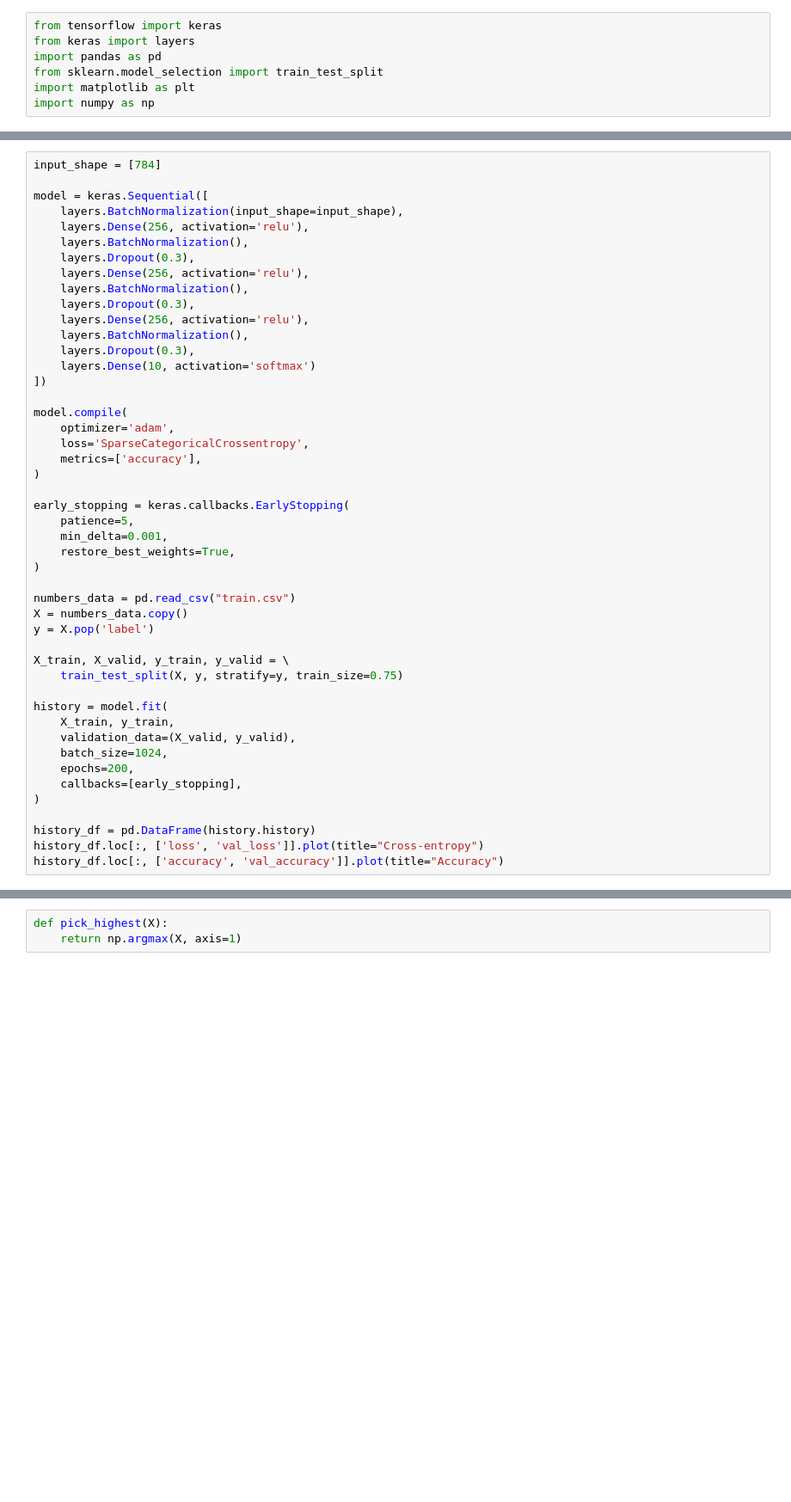
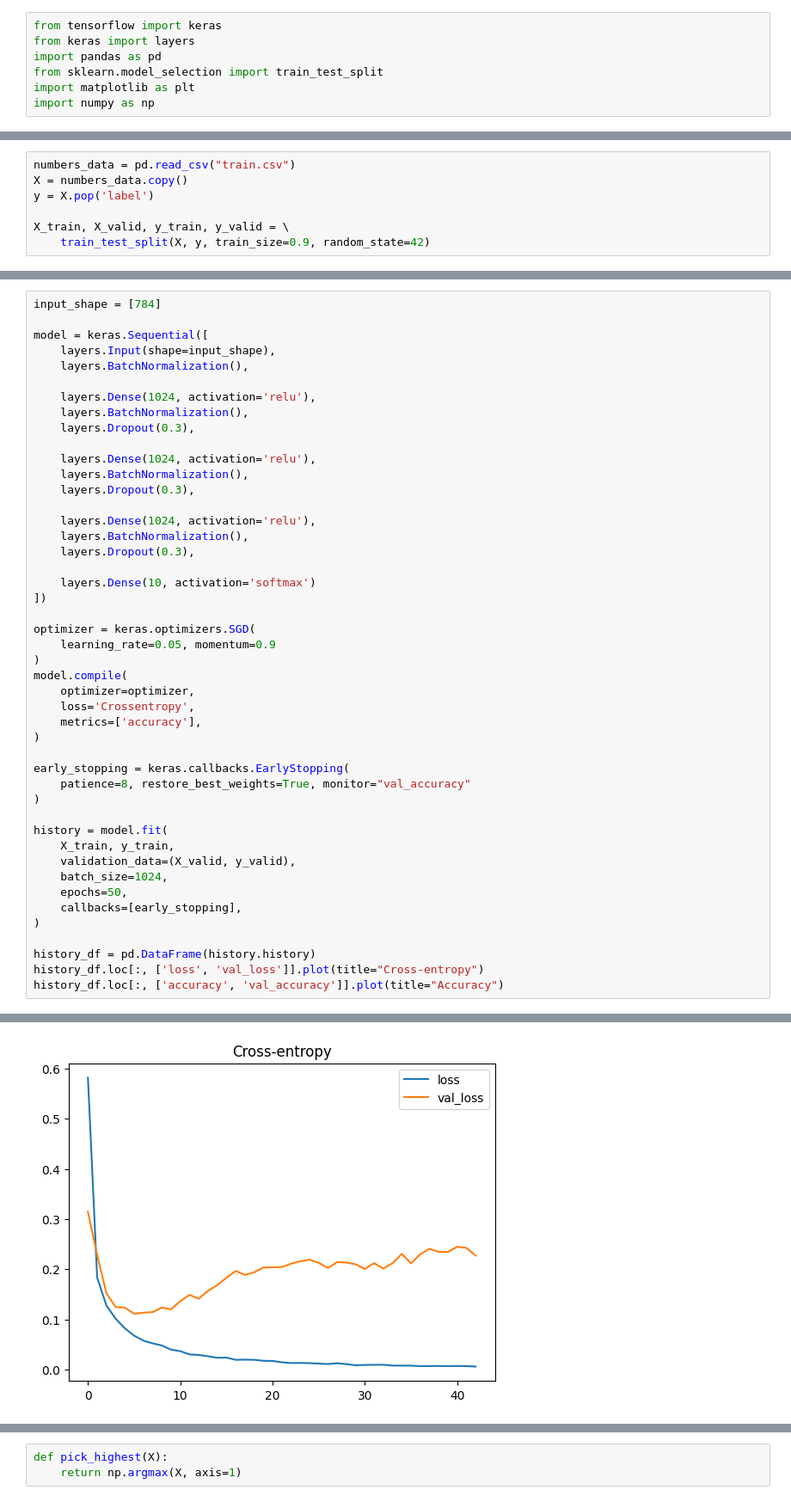
Before and after one commit to BarberWEI/mnist, a Jupyter notebook: mnist.ipynb, the cells around one changed output, grey strips where cells are left out. Shown at 86% size. Drawn from its saved outputs; the diff is of its cells as text; blank space fills up the shorter version.

```diff
--- a/mnist.ipynb
+++ b/mnist.ipynb
@@ -7,0 +10,7 @@ import numpy as np
+# %%
+numbers_data = pd.read_csv("train.csv")
+X = numbers_data.copy()
+y = X.pop('label')
+
+X_train, X_valid, y_train, y_valid = \
+    train_test_split(X, y, train_size=0.9, random_state=42)
@@ -9,46 +20,46 @@ import numpy as np
 input_shape = [784]
 
 model = keras.Sequential([
-    layers.BatchNormalization(input_shape=input_shape),
-    layers.Dense(256, activation='relu'),
+    layers.Input(shape=input_shape),
+    layers.BatchNormalization(),
+
+    layers.Dense(1024, activation='relu'),
     layers.BatchNormalization(),
     layers.Dropout(0.3),
-    layers.Dense(256, activation='relu'),
+
+    layers.Dense(1024, activation='relu'),
     layers.BatchNormalization(),
     layers.Dropout(0.3),
-    layers.Dense(256, activation='relu'),
+
+    layers.Dense(1024, activation='relu'),
     layers.BatchNormalization(),
     layers.Dropout(0.3),
+
     layers.Dense(10, activation='softmax')
 ])
 
+optimizer = keras.optimizers.SGD(
+    learning_rate=0.05, momentum=0.9
+)
 model.compile(
-    optimizer='adam',
-    loss='SparseCategoricalCrossentropy',
+    optimizer=optimizer,
+    loss='Crossentropy',
     metrics=['accuracy'],
 )
 
 early_stopping = keras.callbacks.EarlyStopping(
-    patience=5,
-    min_delta=0.001,
-    restore_best_weights=True,
+    patience=8, restore_best_weights=True, monitor="val_accuracy"
 )
-
-numbers_data = pd.read_csv("train.csv")
-X = numbers_data.copy()
-y = X.pop('label')
-
-X_train, X_valid, y_train, y_valid = \
-    train_test_split(X, y, stratify=y, train_size=0.75)
 
 history = model.fit(
     X_train, y_train,
     validation_data=(X_valid, y_valid),
     batch_size=1024,
-    epochs=200,
+    epochs=50,
     callbacks=[early_stopping],
 )
 
 history_df = pd.DataFrame(history.history)
 history_df.loc[:, ['loss', 'val_loss']].plot(title="Cross-entropy")
 history_df.loc[:, ['accuracy', 'val_accuracy']].plot(title="Accuracy")
+# %% [output]
@@ -54,0 +84 @@ history_df.loc[:, ['accuracy', 'val_accuracy']].plot(title="Accuracy")
+[figure, added]
```
Also changed, not shown: parts of 8 cells of this notebook, 10 other files.
